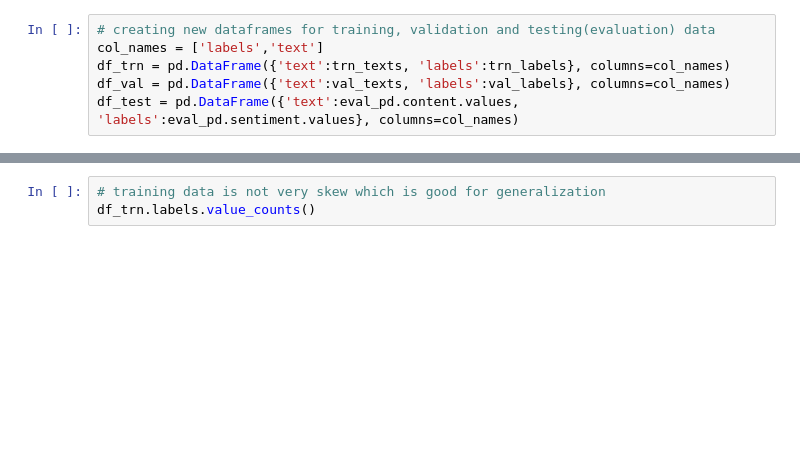
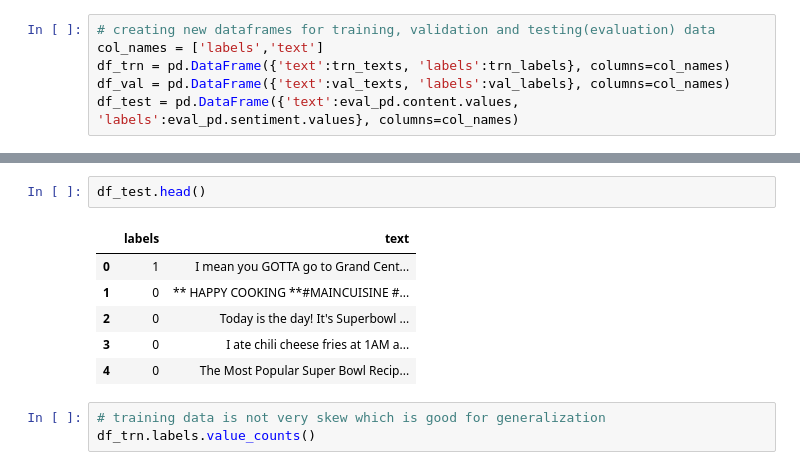
Before and after one commit to hellcoderz/SentimentAnalysis, a Jupyter notebook: sentitment_analysis.ipynb, the cells around one changed output, grey strips where cells are left out. Cells and saved outputs as stored; diff of their text form; blank space fills up the shorter version.

```diff
--- a/sentitment_analysis.ipynb
+++ b/sentitment_analysis.ipynb
@@ -141,3 +159,12 @@ df_test = pd.DataFrame({'text':eval_pd.content.values, 'labels':eval_pd.sentimen
+# %%
+df_test.head()
+# %% [output]
+|  | labels | text |
+| 0 | 1 | I mean you GOTTA go to Grand Cent... |
+| 1 | 0 | ** HAPPY COOKING **#MAINCUISINE #... |
+| 2 | 0 | Today is the day! It's Superbowl ... |
+| 3 | 0 | I ate chili cheese fries at 1AM a... |
+| 4 | 0 | The Most Popular Super Bowl Recip... |
 # %%
 # training data is not very skew which is good for generalization
 df_trn.labels.value_counts()
```
Also changed, not shown: parts of 3 cells of this notebook.
